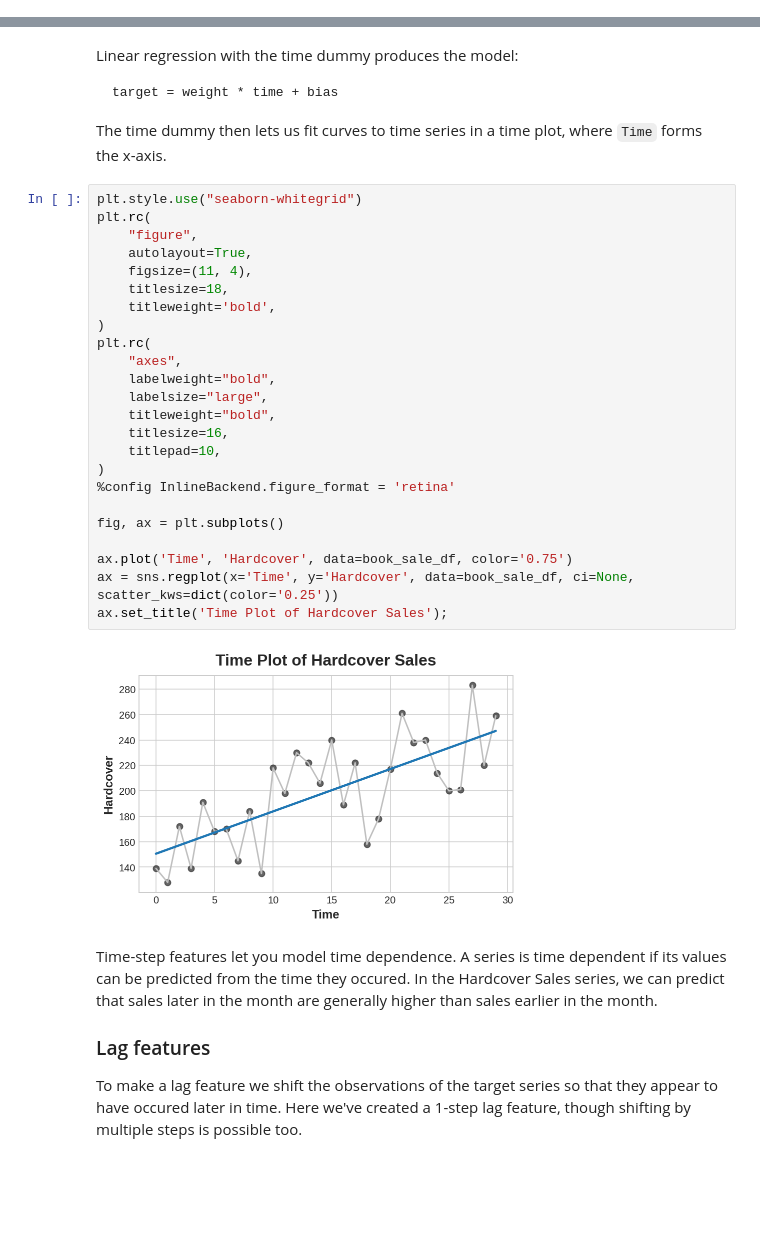
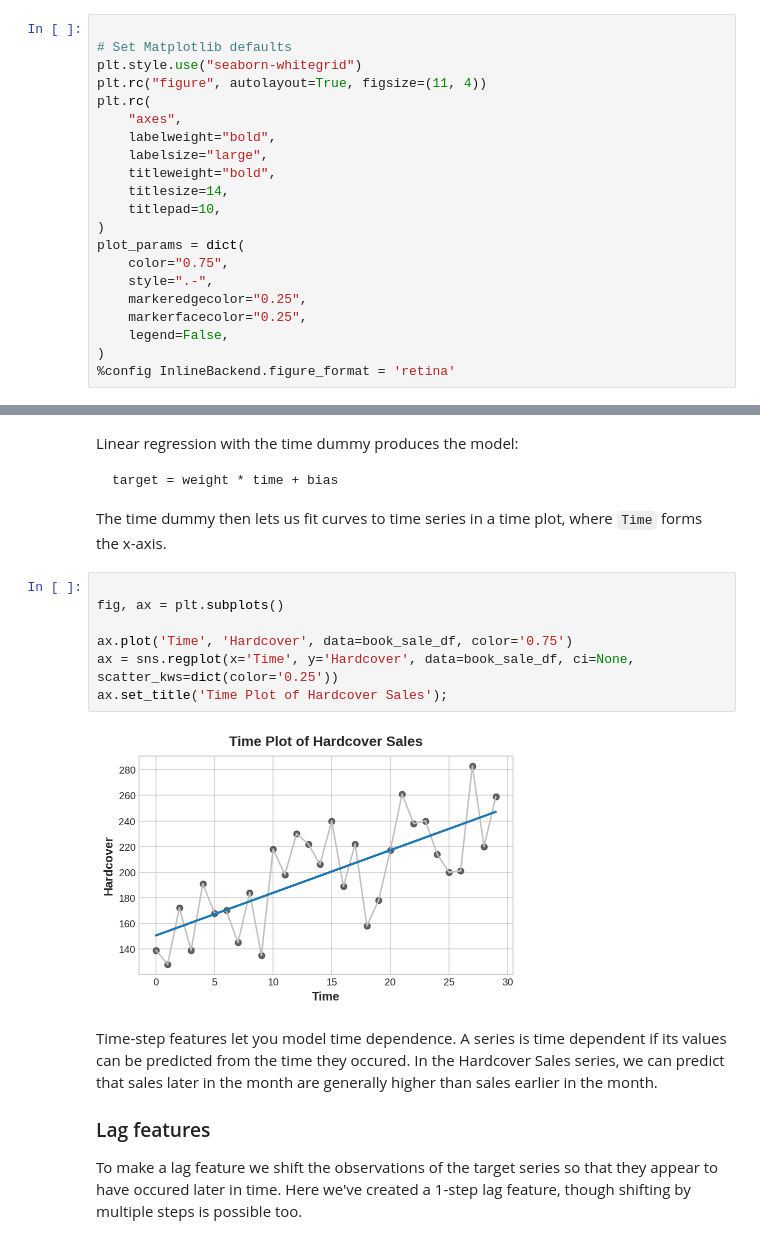
Before and after one commit to pengfei99/LearnTimeSeries, a Jupyter notebook: Lessons/01.Linear_regression_ts.ipynb, the cells around one changed output, grey strips where cells are left out. Drawn from its saved outputs; the diff is of its cells as text; blank space fills up the shorter version.

```diff
--- a/Lessons/01.Linear_regression_ts.ipynb
+++ b/Lessons/01.Linear_regression_ts.ipynb
@@ -22,6 +22,27 @@ import pandas as pd
 import numpy as np
 import matplotlib.pyplot as plt
 import seaborn as sns
+# %%
+
+# Set Matplotlib defaults
+plt.style.use("seaborn-whitegrid")
+plt.rc("figure", autolayout=True, figsize=(11, 4))
+plt.rc(
+    "axes",
+    labelweight="bold",
+    labelsize="large",
+    titleweight="bold",
+    titlesize=14,
+    titlepad=10,
+)
+plot_params = dict(
+    color="0.75",
+    style=".-",
+    markeredgecolor="0.25",
+    markerfacecolor="0.25",
+    legend=False,
+)
+%config InlineBackend.figure_format = 'retina'
 # %%
 book_sale="../data/book_sales.csv"
 
@@ -83,31 +104,14 @@ target = weight * time + bias
 
 The time dummy then lets us fit curves to time series in a time plot, where `Time` forms the x-axis.
 # %%
-plt.style.use("seaborn-whitegrid")
-plt.rc(
-    "figure",
-    autolayout=True,
-    figsize=(11, 4),
-    titlesize=18,
-    titleweight='bold',
-)
-plt.rc(
-    "axes",
-    labelweight="bold",
-    labelsize="large",
-    titleweight="bold",
-    titlesize=16,
-    titlepad=10,
-)
-%config InlineBackend.figure_format = 'retina'
 
 fig, ax = plt.subplots()
 
 ax.plot('Time', 'Hardcover', data=book_sale_df, color='0.75')
 ax = sns.regplot(x='Time', y='Hardcover', data=book_sale_df, ci=None, scatter_kws=dict(color='0.25'))
 ax.set_title('Time Plot of Hardcover Sales');
 # %% [output]
-[figure, old version]
+[figure, new version]
 # %% [markdown]
 Time-step features let you model time dependence. A series is time dependent if its values can be predicted from the time they occured. In the Hardcover Sales series, we can predict that sales later in the month are generally higher than sales earlier in the month.
 
```
Also changed, not shown: parts of 12 cells of this notebook.
